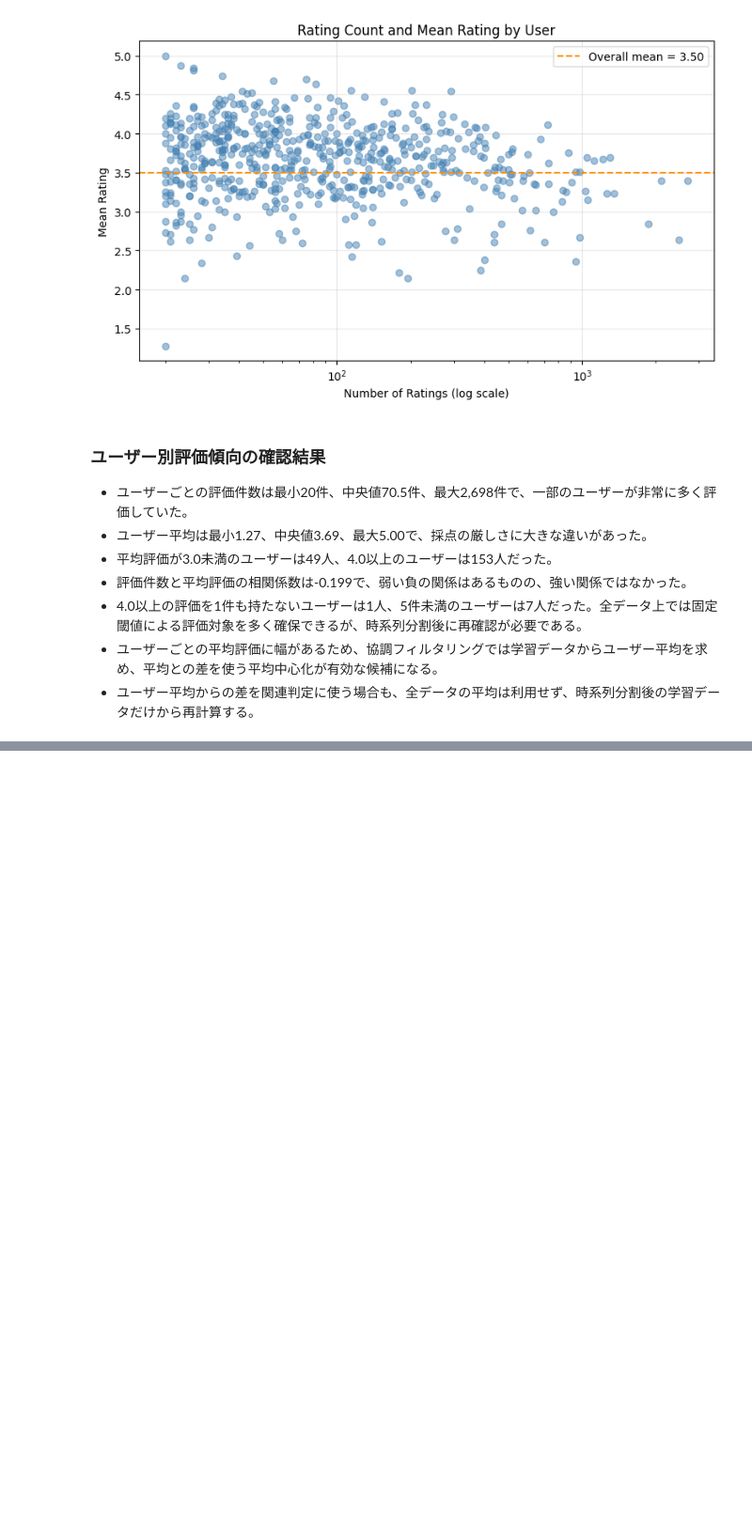
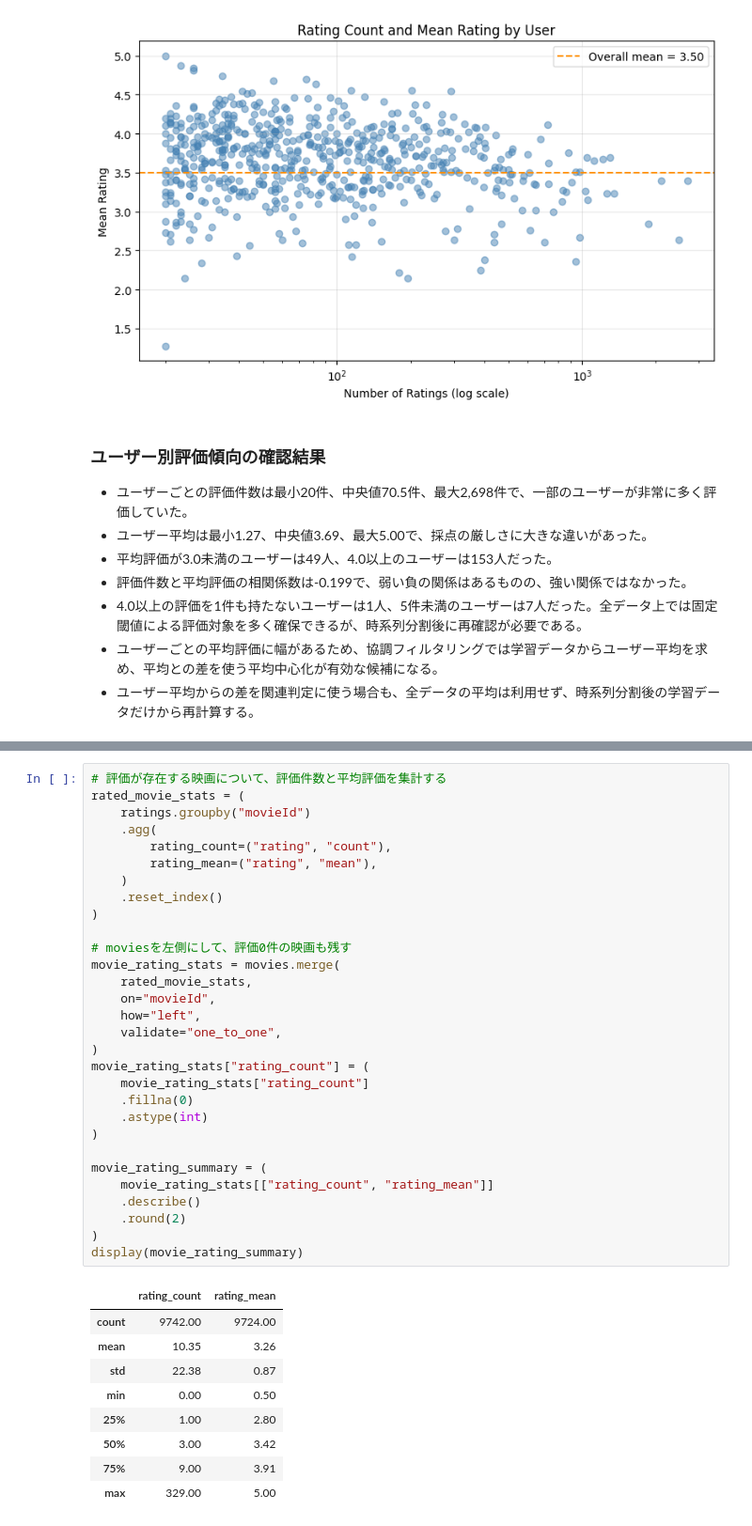
Before and after one commit to HM927/movie-recommendation-system, a Jupyter notebook: notebooks/exploration.ipynb, the cells around one changed output, grey strips where cells are left out. Shown at 94% size. Drawn from its saved outputs; the diff is of its cells as text; blank space fills up the shorter version.

```diff
--- a/notebooks/exploration.ipynb
+++ b/notebooks/exploration.ipynb
@@ -775,0 +791,40 @@ plt.show()
+# %%
+# 評価が存在する映画について、評価件数と平均評価を集計する
+rated_movie_stats = (
+    ratings.groupby("movieId")
+    .agg(
+        rating_count=("rating", "count"),
+        rating_mean=("rating", "mean"),
+    )
+    .reset_index()
+)
+
+# moviesを左側にして、評価0件の映画も残す
+movie_rating_stats = movies.merge(
+    rated_movie_stats,
+    on="movieId",
+    how="left",
+    validate="one_to_one",
+)
+movie_rating_stats["rating_count"] = (
+    movie_rating_stats["rating_count"]
+    .fillna(0)
+    .astype(int)
+)
+
+movie_rating_summary = (
+    movie_rating_stats[["rating_count", "rating_mean"]]
+    .describe()
+    .round(2)
+)
+display(movie_rating_summary)
+# %% [output]
+|  | rating_count | rating_mean |
+| count | 9742.00 | 9724.00 |
+| mean | 10.35 | 3.26 |
+| std | 22.38 | 0.87 |
+| min | 0.00 | 0.50 |
+| 25% | 1.00 | 2.80 |
+| 50% | 3.00 | 3.42 |
+| 75% | 9.00 | 3.91 |
+| max | 329.00 | 5.00 |
```
Also changed, not shown: parts of 13 cells of this notebook.
